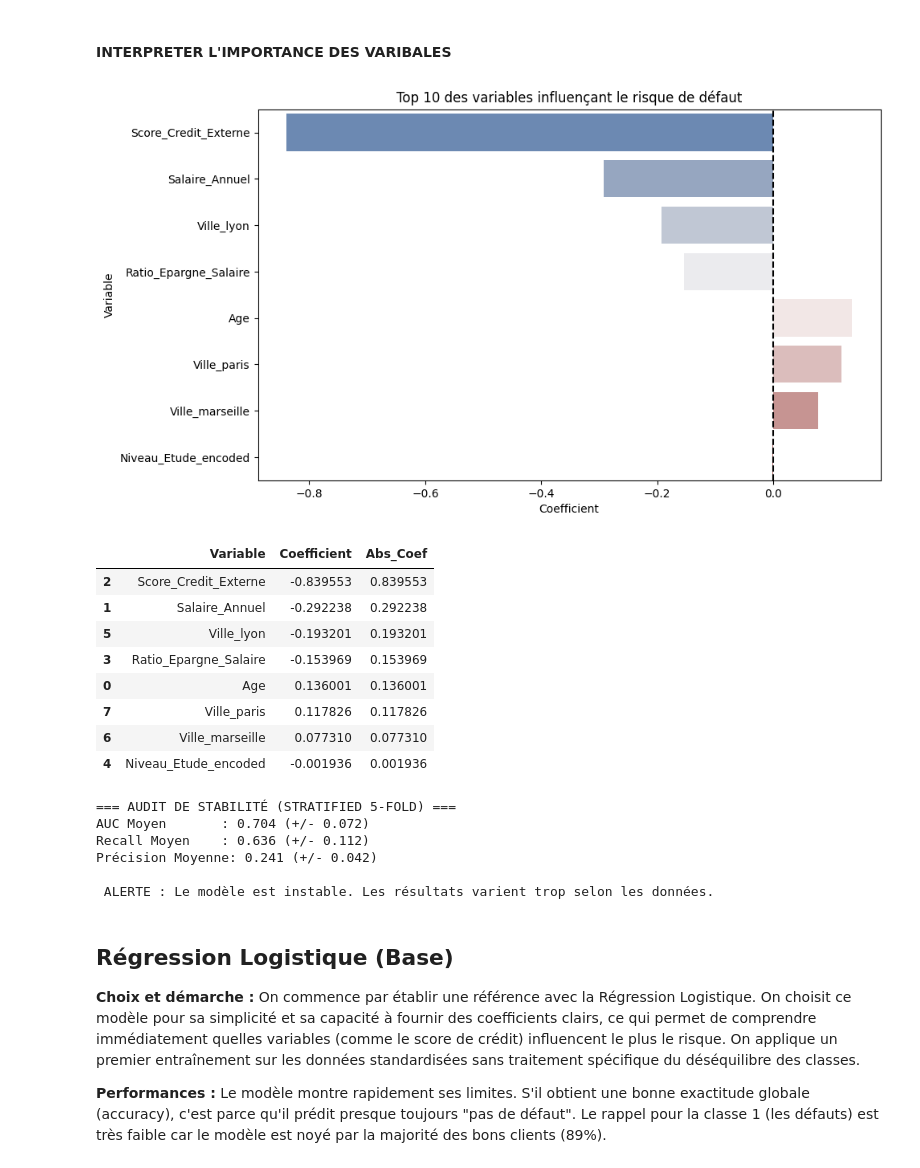
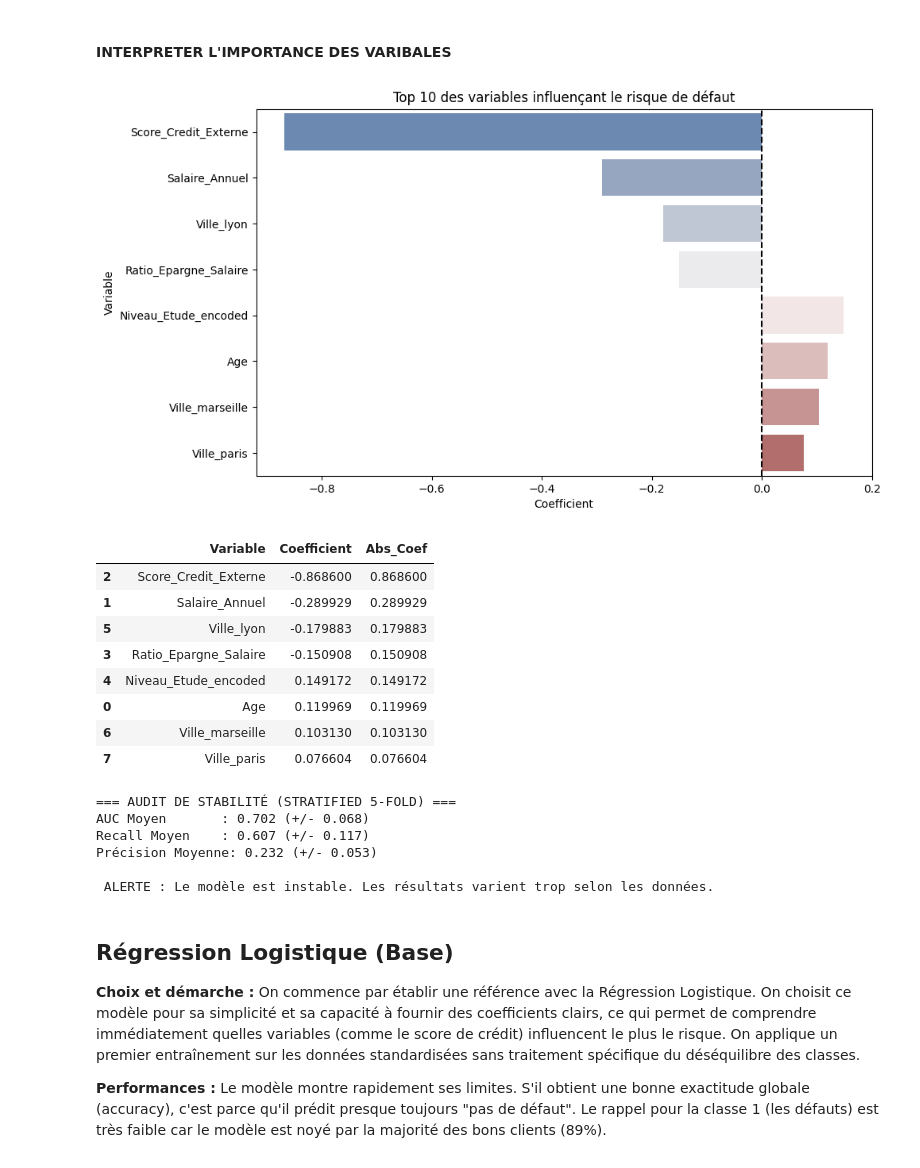
Before and after one commit to GYOM15/credit-risk-lab, a Jupyter notebook: projet_credit_risk.ipynb, the cells around one changed output. Cells and saved outputs as stored; diff of their text form; code cells hidden in the pictures.

```diff
--- a/projet_credit_risk.ipynb
+++ b/projet_credit_risk.ipynb
@@ -178,0 +205,4 @@ df = remplacer_valeurs_manquantes(df, generic_missing_values)
+# %%
+## Remplacon les valeurs manquantes
+dataclean = DataCleaningTransformer(generic_missing_values)
+df = dataclean.transform(df)
@@ -1210,5 +1271,3 @@ y_reg = df['Montant_Pret_Accorde']
-# %%
-y_classif = y_classif.map({'Non': 0, 'Oui': 1})
 # %%
 from sklearn.model_selection import train_test_split
 
@@ -1375,21 +1336,0 @@ def transform_with_imputers(df, imputer_registry):
-# %%
-# Définition de l'ordre pour imputer categorie ordinal
-ordre_etudes = ['Bac', 'Licence', 'Master', 'Doctorat']
-config_ordinale = {'Niveau_Etude': ordre_etudes}
-
-# On apprend les valeurs d'imputation UNIQUEMENT sur le Train Set
-imputation_config = fit_imputers_config(
-    X_train,
-    dict_ordinals=config_ordinale
-)
-
-
-# Application du transform
-# On applique aux deux sets de manière étanche
-X_train_imputed = transform_with_imputers(X_train, imputation_config)
-X_val_imputed = transform_with_imputers(X_val, imputation_config)#<----------------------------
-X_test_imputed = transform_with_imputers(X_test, imputation_config)
-
-# --- VÉRIFICATION ---
-print(f"Valeurs manquantes dans Train : {X_train_imputed.isnull().sum().sum()}")
-print(f"Valeurs manquantes dans Test : {X_test_imputed.isnull().sum().sum()}")
@@ -1889,12 +2069,12 @@ def interpreter_importance_variables(model, X_train):
 # %% [markdown]
 #### ENTRAINEMENT RL
 # %%
-# 1. Entraînement (Fit)
-modele_lr = entrainer_regression_logistique(X_train_scaled, y_train_classif)
+# Entraînement (Fit)
+modele_lr = entrainer_regression_logistique(X_train_transformed, y_train_classif)
 
-# 2. Évaluation (Transform des données en prédictions)
-y_pred_classif, y_prob_classif, score_auc = evaluer_performances(modele_lr, X_test_scaled, y_test_classif)
+# Évaluation (Transform des données en prédictions)
+y_pred_classif, y_prob_classif, score_auc = evaluer_performances(modele_lr, X_test_transformed, y_test_classif)
 
-# 3. Rapport
+# Rapport
 afficher_rapport_performance(y_test_classif, y_pred_classif, score_auc)
 # %% [output]
@@ -1913,26 +2093,26 @@ weighted avg       0.86      0.75      0.79       194
 # %% [markdown]
 #### INTERPRETER L'IMPORTANCE DES VARIBALES
 # %%
-interpreter_importance_variables(modele_lr, X_train_scaled)
+interpreter_importance_variables(modele_lr, X_train_transformed)
 # %% [output]
-[figure, old version]
+[figure, new version]
 |  | Variable | Coefficient | Abs_Coef |
-| 2 | Score_Credit_Externe | -0.839553 | 0.839553 |
-| 1 | Salaire_Annuel | -0.292238 | 0.292238 |
-| 5 | Ville_lyon | -0.193201 | 0.193201 |
-| 3 | Ratio_Epargne_Salaire | -0.153969 | 0.153969 |
-| 0 | Age | 0.136001 | 0.136001 |
-| 7 | Ville_paris | 0.117826 | 0.117826 |
-| 6 | Ville_marseille | 0.077310 | 0.077310 |
-| 4 | Niveau_Etude_encoded | -0.001936 | 0.001936 |
+| 2 | Score_Credit_Externe | -0.868600 | 0.868600 |
+| 1 | Salaire_Annuel | -0.289929 | 0.289929 |
+| 5 | Ville_lyon | -0.179883 | 0.179883 |
+| 3 | Ratio_Epargne_Salaire | -0.150908 | 0.150908 |
+| 4 | Niveau_Etude_encoded | 0.149172 | 0.149172 |
+| 0 | Age | 0.119969 | 0.119969 |
+| 6 | Ville_marseille | 0.103130 | 0.103130 |
+| 7 | Ville_paris | 0.076604 | 0.076604 |
 # %%
 # ON COMPARE LES METRIQUES
-resultats_audit_model_lr = auditer_stabilite_kfold(modele_lr,X_train_scaled, y_train_classif)
+resultats_audit_model_lr = auditer_stabilite_kfold(modele_lr,X_train_transformed, y_train_classif)
 # %% [output]
 === AUDIT DE STABILITÉ (STRATIFIED 5-FOLD) ===
-AUC Moyen       : 0.704 (+/- 0.072)
-Recall Moyen    : 0.636 (+/- 0.112)
-Précision Moyenne: 0.241 (+/- 0.042)
+AUC Moyen       : 0.702 (+/- 0.068)
+Recall Moyen    : 0.607 (+/- 0.117)
+Précision Moyenne: 0.232 (+/- 0.053)
 
  ALERTE : Le modèle est instable. Les résultats varient trop selon les données.
 # %% [markdown]
```
Also changed, not shown: parts of 156 cells of this notebook, 28 other files.
